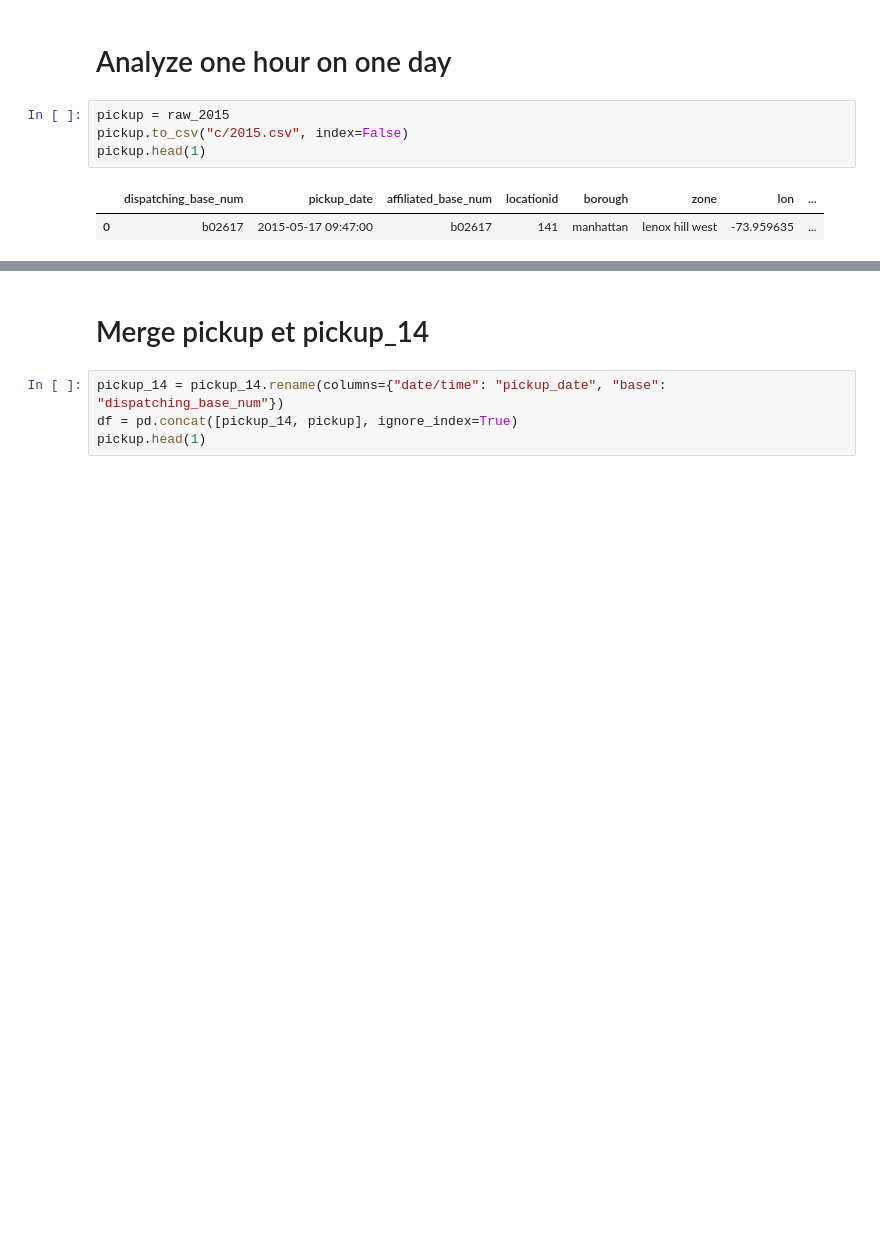
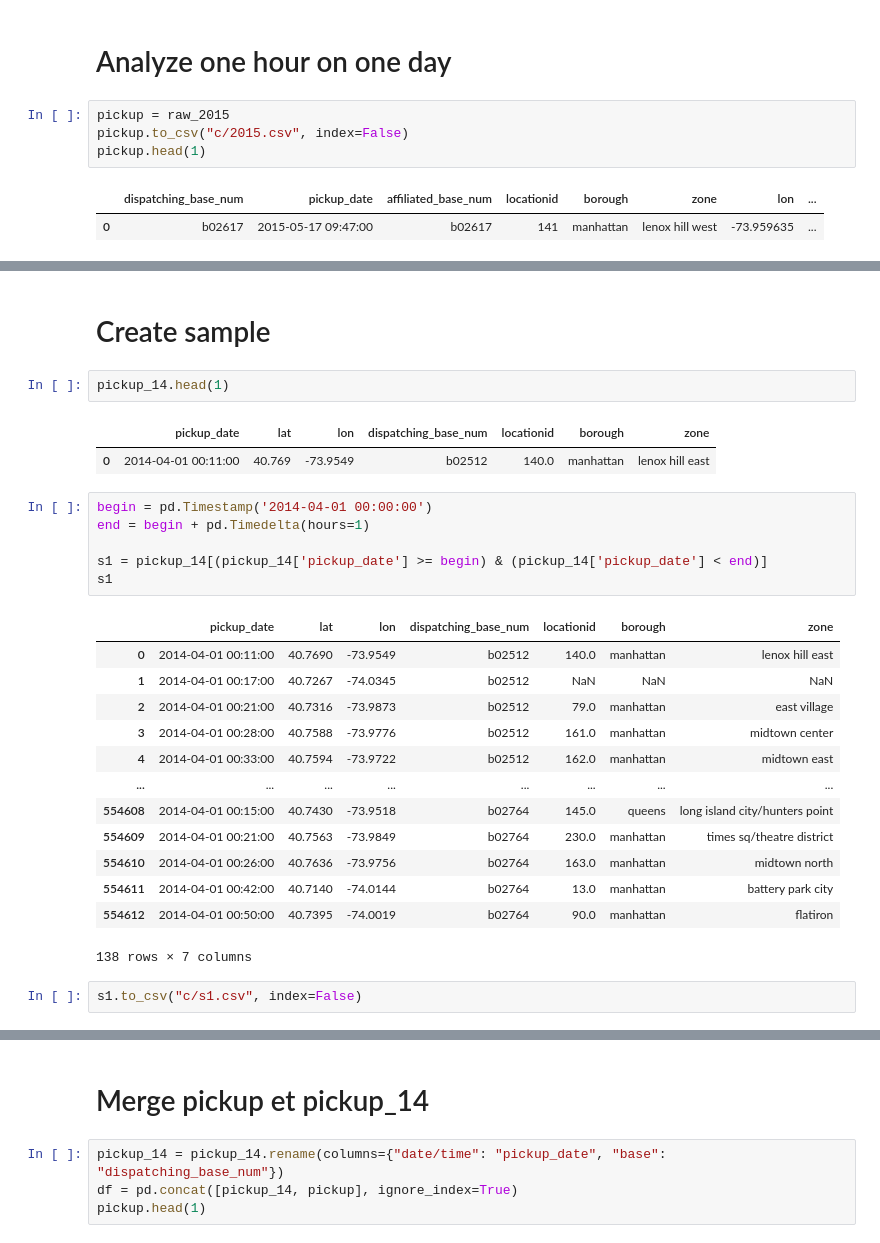
Before and after one commit to helene-mourez/UBER_PICKUPS, a Jupyter notebook: 04-Uber_Pickups_treatments.ipynb, the cells around one changed output, grey strips where cells are left out. Drawn from its saved outputs; the diff is of its cells as text; blank space fills up the shorter version.

```diff
--- a/04-Uber_Pickups_treatments.ipynb
+++ b/04-Uber_Pickups_treatments.ipynb
@@ -173,0 +182,29 @@ pickup.head(1)
+# %% [markdown]
+# Create sample
+# %%
+pickup_14.head(1)
+# %% [output]
+|  | pickup_date | lat | lon | dispatching_base_num | locationid | borough | zone |
+| 0 | 2014-04-01 00:11:00 | 40.769 | -73.9549 | b02512 | 140.0 | manhattan | lenox hill east |
+# %%
+begin = pd.Timestamp('2014-04-01 00:00:00')
+end = begin + pd.Timedelta(hours=1)
+
+s1 = pickup_14[(pickup_14['pickup_date'] >= begin) & (pickup_14['pickup_date'] < end)]
+s1
+# %% [output]
+|  | pickup_date | lat | lon | dispatching_base_num | locationid | borough | zone |
+| 0 | 2014-04-01 00:11:00 | 40.7690 | -73.9549 | b02512 | 140.0 | manhattan | lenox hill east |
+| 1 | 2014-04-01 00:17:00 | 40.7267 | -74.0345 | b02512 | NaN | NaN | NaN |
+| 2 | 2014-04-01 00:21:00 | 40.7316 | -73.9873 | b02512 | 79.0 | manhattan | east village |
+| 3 | 2014-04-01 00:28:00 | 40.7588 | -73.9776 | b02512 | 161.0 | manhattan | midtown center |
+| 4 | 2014-04-01 00:33:00 | 40.7594 | -73.9722 | b02512 | 162.0 | manhattan | midtown east |
+| ... | ... | ... | ... | ... | ... | ... | ... |
+| 554608 | 2014-04-01 00:15:00 | 40.7430 | -73.9518 | b02764 | 145.0 | queens | long island city/hunters point |
+| 554609 | 2014-04-01 00:21:00 | 40.7563 | -73.9849 | b02764 | 230.0 | manhattan | times sq/theatre district |
+| 554610 | 2014-04-01 00:26:00 | 40.7636 | -73.9756 | b02764 | 163.0 | manhattan | midtown north |
+| 554611 | 2014-04-01 00:42:00 | 40.7140 | -74.0144 | b02764 | 13.0 | manhattan | battery park city |
+| 554612 | 2014-04-01 00:50:00 | 40.7395 | -74.0019 | b02764 | 90.0 | manhattan | flatiron |
+138 rows × 7 columns
+# %%
+s1.to_csv("c/s1.csv", index=False)
```
Also changed, not shown: parts of 12 cells of this notebook, 4 other files.
